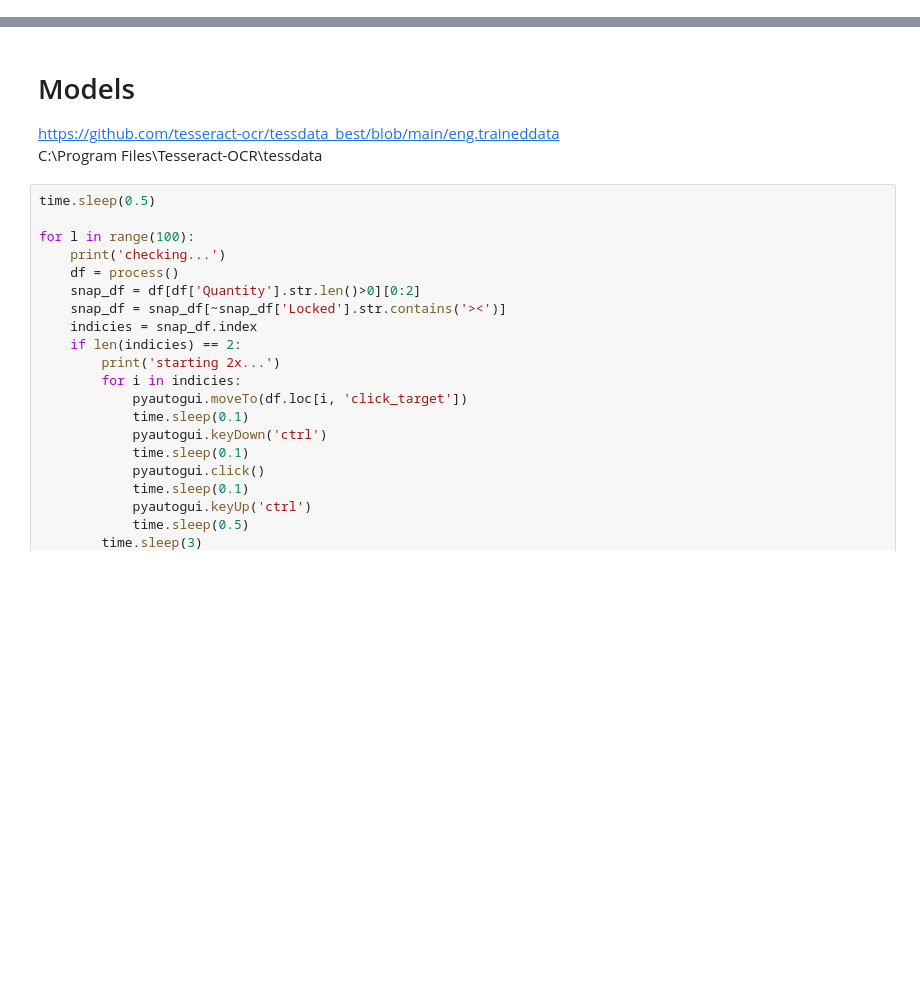
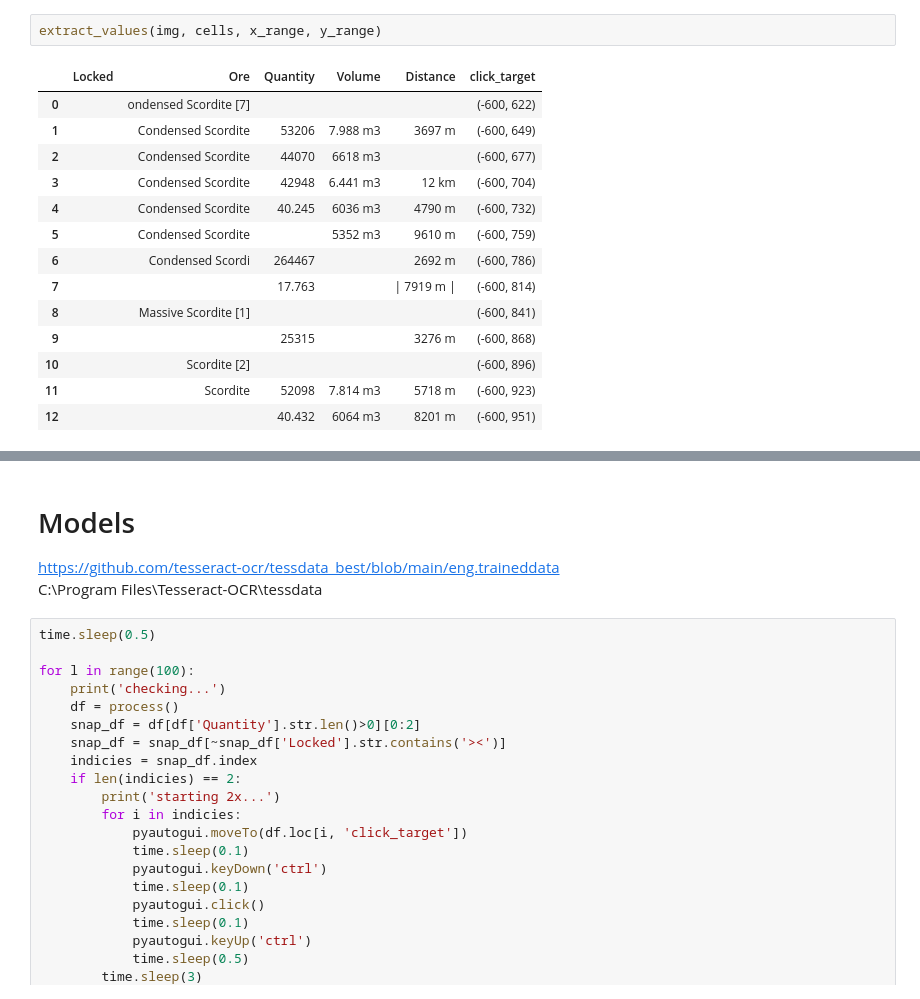
Before and after one commit to darkmatter2222/EVE-Online-Bot, a Jupyter notebook: Experiment/SurveyScanResultsInit.ipynb, the cells around one changed output, grey strips where cells are left out. Drawn from its saved outputs; the diff is of its cells as text; blank space fills up the shorter version.

```diff
--- a/Experiment/SurveyScanResultsInit.ipynb
+++ b/Experiment/SurveyScanResultsInit.ipynb
@@ -288,0 +134,17 @@ full_screen_image_copy.crop(survey_scan_results_box)
+# %%
+extract_values(img, cells, x_range, y_range)
+# %% [output]
+|  | Locked | Ore | Quantity | Volume | Distance | click_target |
+| 0 |  | ondensed Scordite [7] |  |  |  | (-600, 622) |
+| 1 |  | Condensed Scordite | 53206 | 7.988 m3 | 3697 m | (-600, 649) |
+| 2 |  | Condensed Scordite | 44070 | 6618 m3 |  | (-600, 677) |
+| 3 |  | Condensed Scordite | 42948 | 6.441 m3 | 12 km | (-600, 704) |
+| 4 |  | Condensed Scordite | 40.245 | 6036 m3 | 4790 m | (-600, 732) |
+| 5 |  | Condensed Scordite |  | 5352 m3 | 9610 m | (-600, 759) |
+| 6 |  | Condensed Scordi | 264467 |  | 2692 m | (-600, 786) |
+| 7 |  |  | 17.763 |  | | 7919 m | | (-600, 814) |
+| 8 |  | Massive Scordite [1] |  |  |  | (-600, 841) |
+| 9 |  |  | 25315 |  | 3276 m | (-600, 868) |
+| 10 |  | Scordite [2] |  |  |  | (-600, 896) |
+| 11 |  | Scordite | 52098 | 7.814 m3 | 5718 m | (-600, 923) |
+| 12 |  |  | 40.432 | 6064 m3 | 8201 m | (-600, 951) |
```
Also changed, not shown: parts of 19 cells of this notebook.
